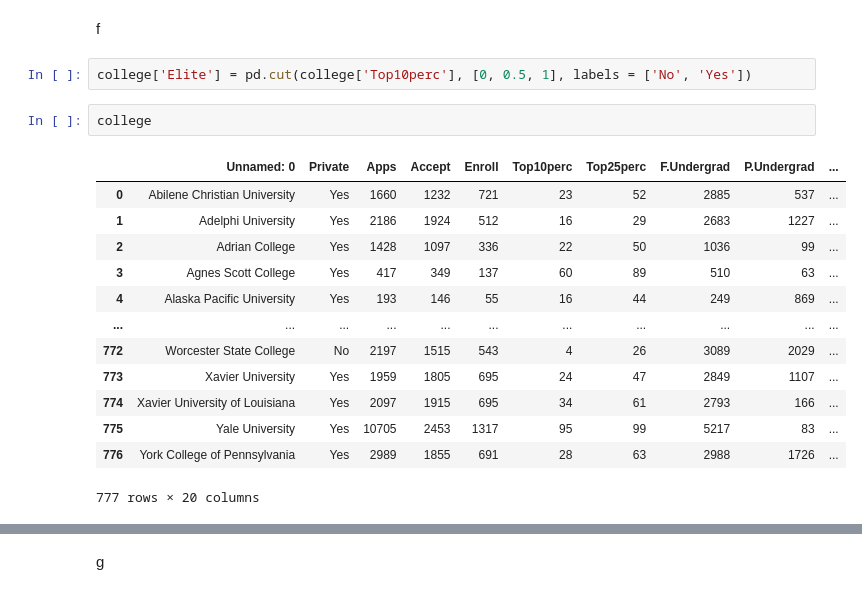
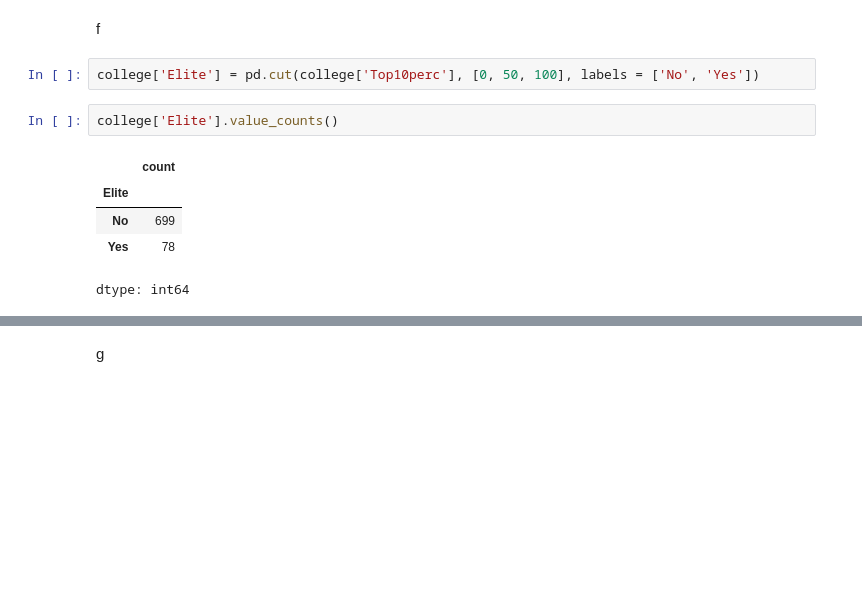
Before and after one commit to afrenkai/MA-4635-HW1, a Jupyter notebook: MA4635.ipynb, the cells around one changed output, grey strips where cells are left out. Drawn from its saved outputs; the diff is of its cells as text; blank space fills up the shorter version.

```diff
--- a/MA4635.ipynb
+++ b/MA4635.ipynb
@@ -100,20 +108,12 @@ KeyError: "None of [Index(['Private'], dtype='object')] are in the [columns]"
 # %% [markdown]
 f
 # %%
-college['Elite'] = pd.cut(college['Top10perc'], [0, 0.5, 1], labels = ['No', 'Yes'])
+college['Elite'] = pd.cut(college['Top10perc'], [0, 50, 100], labels = ['No', 'Yes'])
 # %%
-college
+college['Elite'].value_counts()
 # %% [output]
-|  | Unnamed: 0 | Private | Apps | Accept | Enroll | Top10perc | Top25perc | F.Undergrad | P.Undergrad | ... |
-| 0 | Abilene Christian University | Yes | 1660 | 1232 | 721 | 23 | 52 | 2885 | 537 | ... |
-| 1 | Adelphi University | Yes | 2186 | 1924 | 512 | 16 | 29 | 2683 | 1227 | ... |
-| 2 | Adrian College | Yes | 1428 | 1097 | 336 | 22 | 50 | 1036 | 99 | ... |
-| 3 | Agnes Scott College | Yes | 417 | 349 | 137 | 60 | 89 | 510 | 63 | ... |
-| 4 | Alaska Pacific University | Yes | 193 | 146 | 55 | 16 | 44 | 249 | 869 | ... |
-| ... | ... | ... | ... | ... | ... | ... | ... | ... | ... | ... |
-| 772 | Worcester State College | No | 2197 | 1515 | 543 | 4 | 26 | 3089 | 2029 | ... |
-| 773 | Xavier University | Yes | 1959 | 1805 | 695 | 24 | 47 | 2849 | 1107 | ... |
-| 774 | Xavier University of Louisiana | Yes | 2097 | 1915 | 695 | 34 | 61 | 2793 | 166 | ... |
-| 775 | Yale University | Yes | 10705 | 2453 | 1317 | 95 | 99 | 5217 | 83 | ... |
-| 776 | York College of Pennsylvania | Yes | 2989 | 1855 | 691 | 28 | 63 | 2988 | 1726 | ... |
+|  | count |
+| Elite |  |
+| No | 699 |
+| Yes | 78 |
-777 rows × 20 columns
+dtype: int64
```
Also changed, not shown: parts of 5 cells of this notebook.
